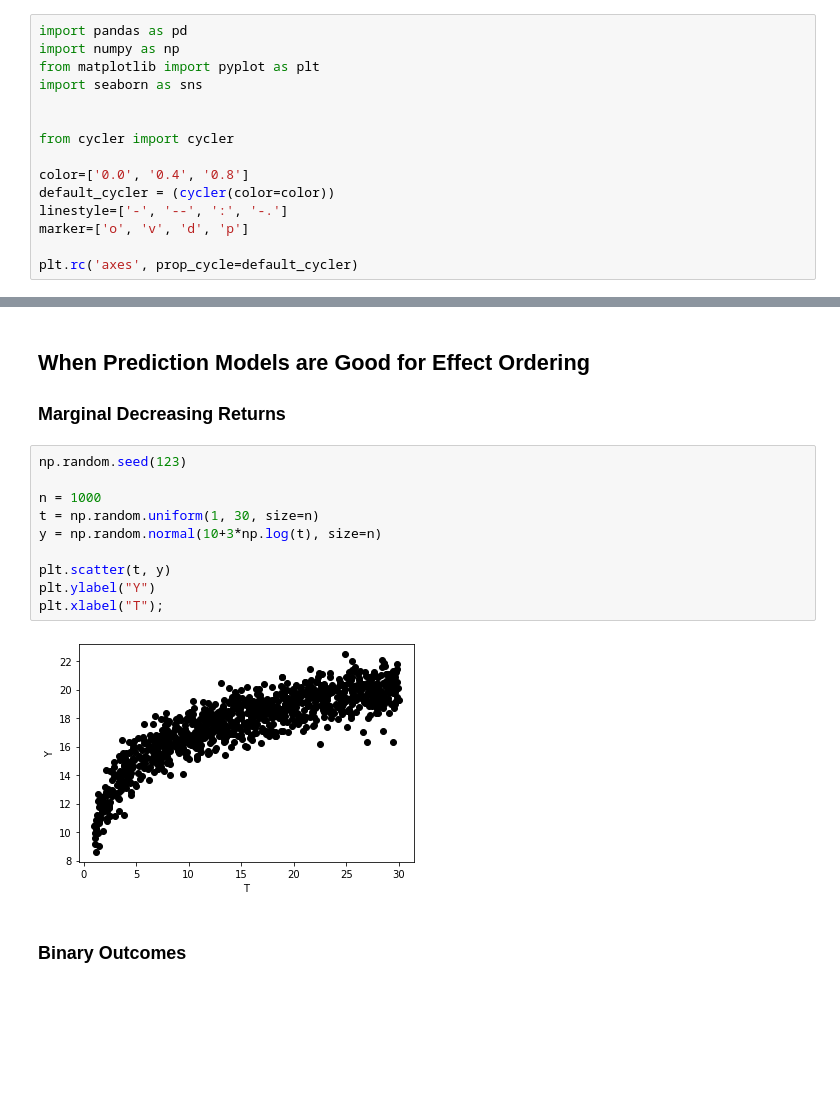
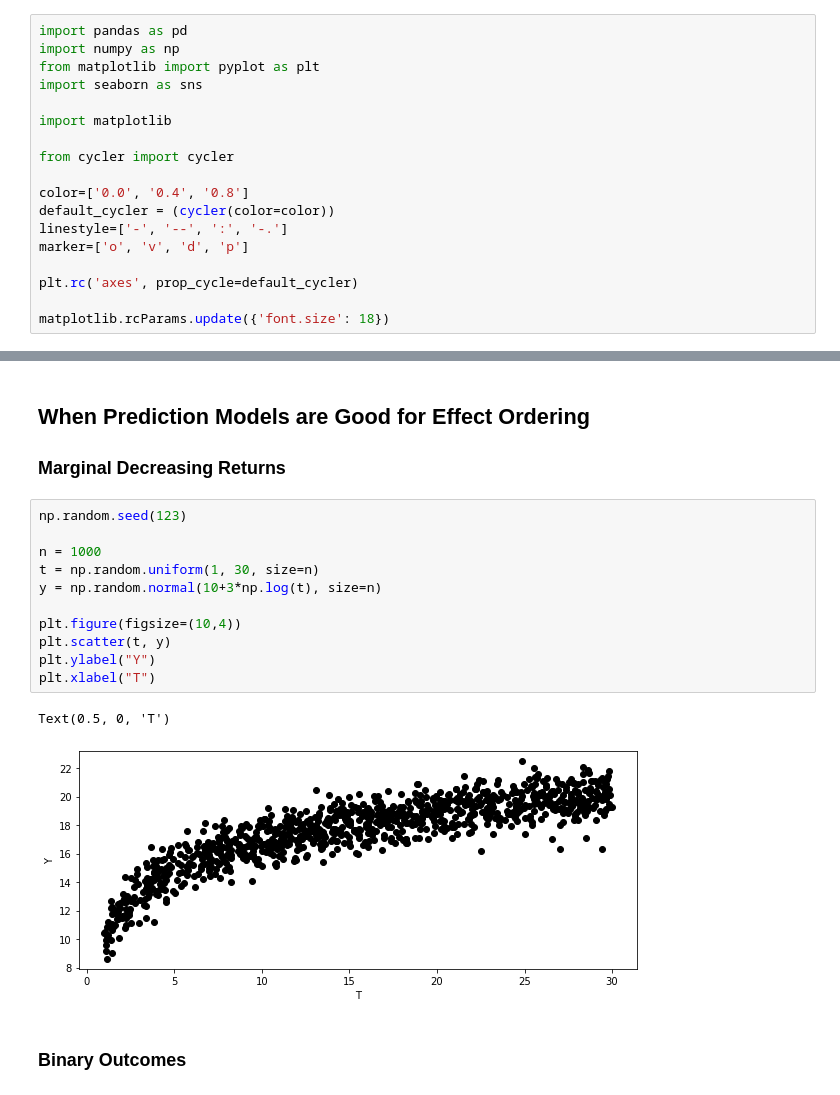
Before and after one commit to matheusfacure/causal-inference-in-python-code, a Jupyter notebook: causal-inference-in-python/06-Effect-Heterogeneity.ipynb, the cells around one changed output, grey strips where cells are left out. Drawn from its saved outputs; the diff is of its cells as text; blank space fills up the shorter version.

```diff
--- a/causal-inference-in-python/06-Effect-Heterogeneity.ipynb
+++ b/causal-inference-in-python/06-Effect-Heterogeneity.ipynb
@@ -14,6 +14,7 @@ import numpy as np
 from matplotlib import pyplot as plt
 import seaborn as sns
 
+import matplotlib
 
 from cycler import cycler
 
@@ -23,3 +24,5 @@ linestyle=['-', '--', ':', '-.']
 marker=['o', 'v', 'd', 'p']
 
 plt.rc('axes', prop_cycle=default_cycler)
+
+matplotlib.rcParams.update({'font.size': 18})
@@ -259,15 +269,17 @@ MSE for cate_pred: 42.90447405550281
 # %%
 np.random.seed(123)
 
 n = 1000
 t = np.random.uniform(1, 30, size=n)
 y = np.random.normal(10+3*np.log(t), size=n)
 
+plt.figure(figsize=(10,4))
 plt.scatter(t, y)
 plt.ylabel("Y")
-plt.xlabel("T");
+plt.xlabel("T")
 # %% [output]
+Text(0.5, 0, 'T')
-[figure, old version]
+[figure, new version]
 # %% [markdown]
 ### Binary Outcomes
 # %%
```
Also changed, not shown: parts of 14 cells of this notebook, 1 other file.
